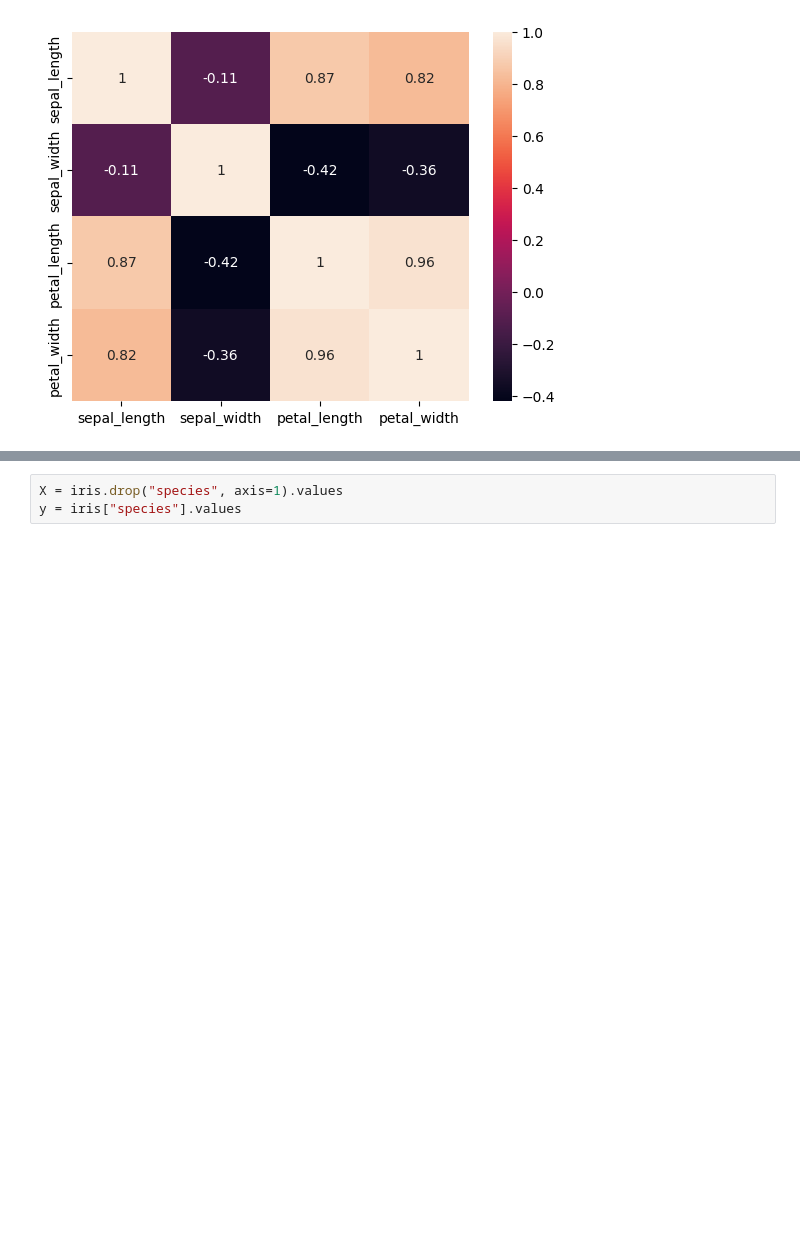
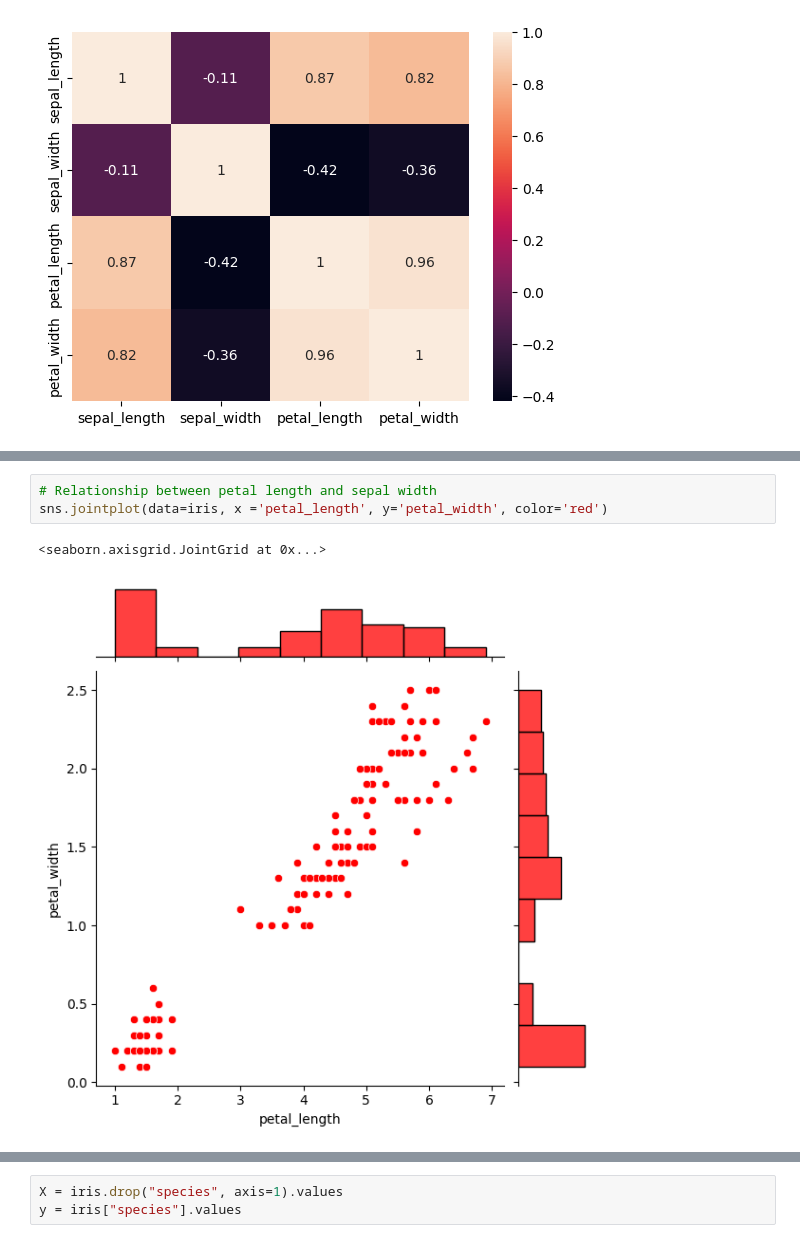
Before and after one commit to Nihal-Awad/Iris-Flower-Classification-using-ML, a Jupyter notebook: Iris_flowers_classification.ipynb, the cells around one changed output, grey strips where cells are left out. Cells and saved outputs as stored; diff of their text form; blank space fills up the shorter version.

```diff
--- a/Iris_flowers_classification.ipynb
+++ b/Iris_flowers_classification.ipynb
@@ -173,0 +180,6 @@ sns.heatmap(corr, annot=True)
+# %%
+# Relationship between petal length and sepal width
+sns.jointplot(data=iris, x ='petal_length', y='petal_width', color='red')
+# %% [output]
+<seaborn.axisgrid.JointGrid at 0x...>
+[figure, added]
```
Also changed, not shown: parts of 2 cells of this notebook.
